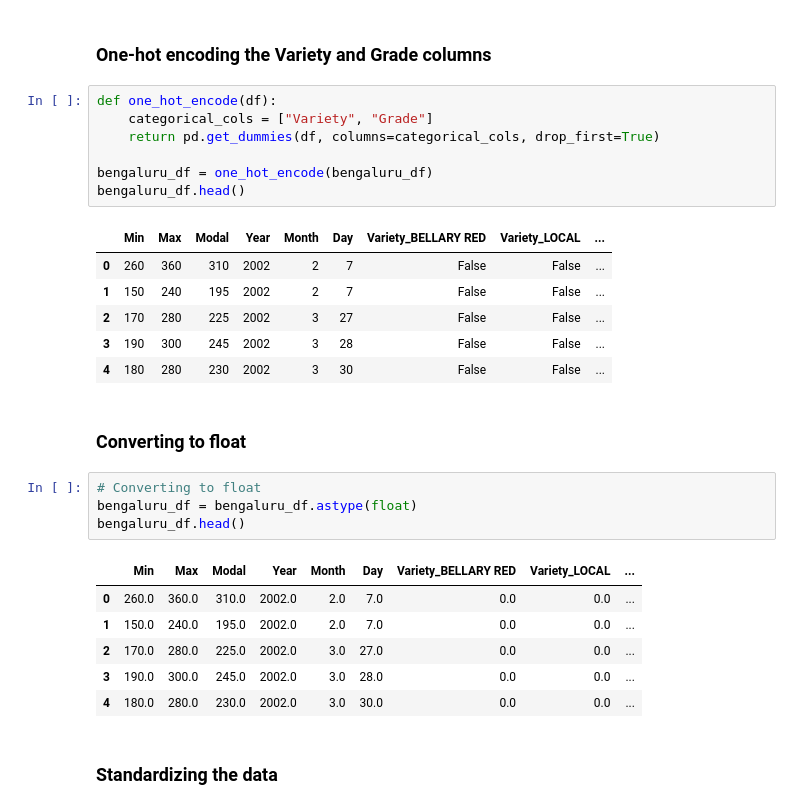
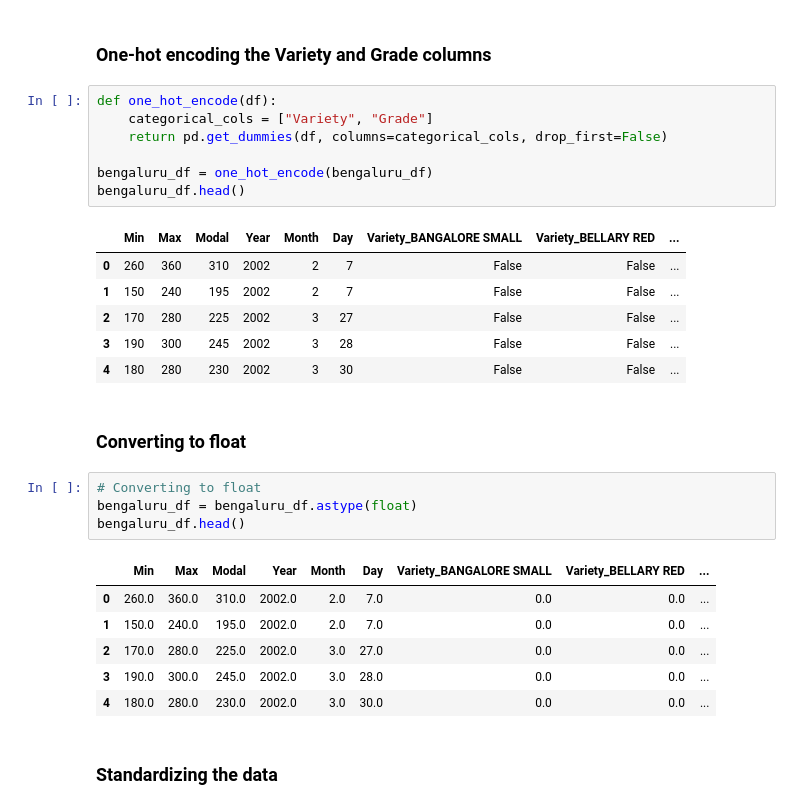
Before and after one commit to Tharun-v789/agripredict, a Jupyter notebook: Pre-processing.ipynb, the cells around one changed output. Drawn from its saved outputs; the diff is of its cells as text.

```diff
--- a/Pre-processing.ipynb
+++ b/Pre-processing.ipynb
@@ -221,12 +221,12 @@ The number of rows after removing abnormalities are: 16293
 # %%
 def one_hot_encode(df):
     categorical_cols = ["Variety", "Grade"]
-    return pd.get_dummies(df, columns=categorical_cols, drop_first=True)
+    return pd.get_dummies(df, columns=categorical_cols, drop_first=False)
 
 bengaluru_df = one_hot_encode(bengaluru_df)
 bengaluru_df.head()
 # %% [output]
-|  | Min | Max | Modal | Year | Month | Day | Variety_BELLARY RED | Variety_LOCAL | ... |
+|  | Min | Max | Modal | Year | Month | Day | Variety_BANGALORE SMALL | Variety_BELLARY RED | ... |
 | 0 | 260 | 360 | 310 | 2002 | 2 | 7 | False | False | ... |
 | 1 | 150 | 240 | 195 | 2002 | 2 | 7 | False | False | ... |
 | 2 | 170 | 280 | 225 | 2002 | 3 | 27 | False | False | ... |
@@ -239,7 +239,7 @@ bengaluru_df.head()
 bengaluru_df = bengaluru_df.astype(float)
 bengaluru_df.head()
 # %% [output]
-|  | Min | Max | Modal | Year | Month | Day | Variety_BELLARY RED | Variety_LOCAL | ... |
+|  | Min | Max | Modal | Year | Month | Day | Variety_BANGALORE SMALL | Variety_BELLARY RED | ... |
 | 0 | 260.0 | 360.0 | 310.0 | 2002.0 | 2.0 | 7.0 | 0.0 | 0.0 | ... |
 | 1 | 150.0 | 240.0 | 195.0 | 2002.0 | 2.0 | 7.0 | 0.0 | 0.0 | ... |
 | 2 | 170.0 | 280.0 | 225.0 | 2002.0 | 3.0 | 27.0 | 0.0 | 0.0 | ... |
```
Also changed, not shown: parts of 1 cell of this notebook, 5 other files.
